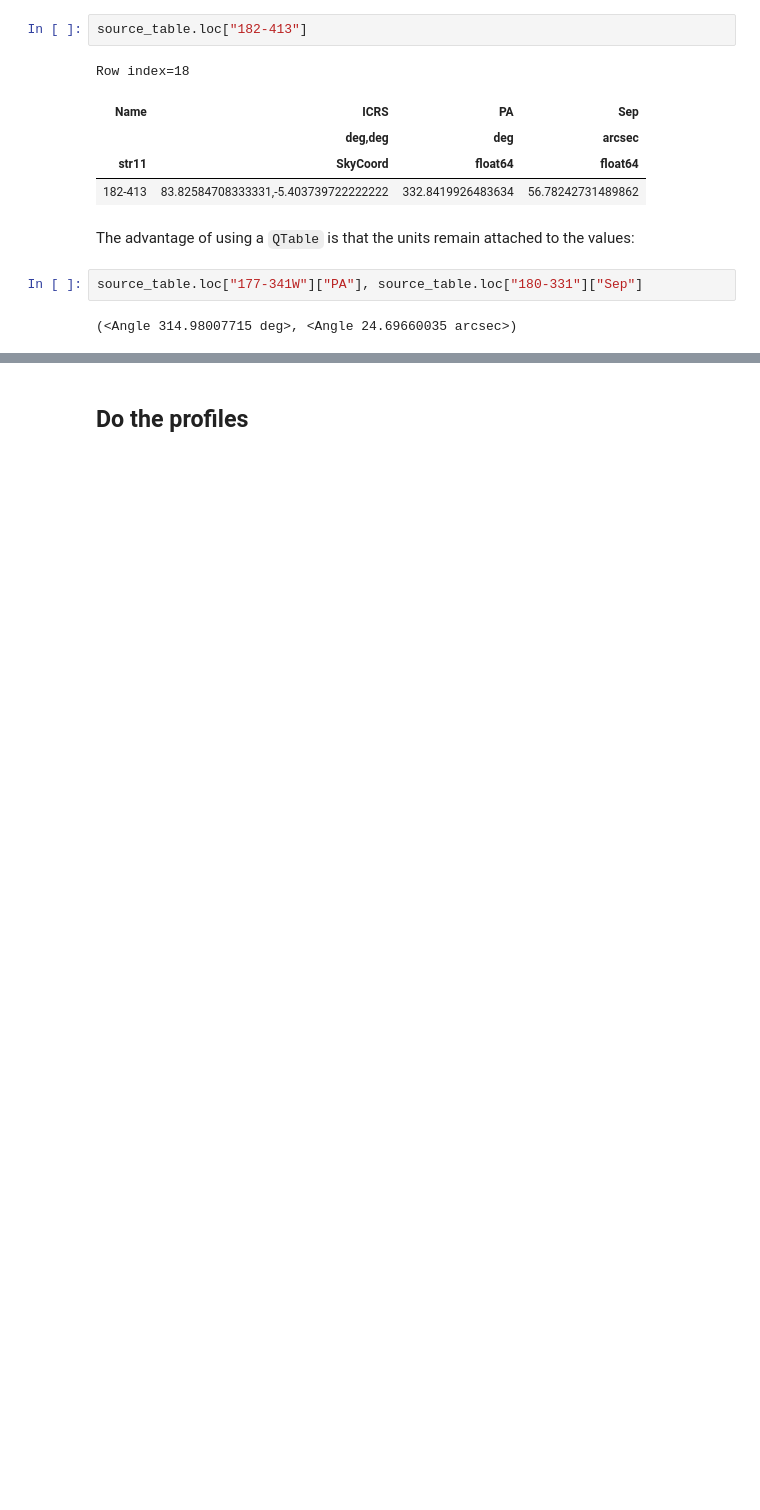
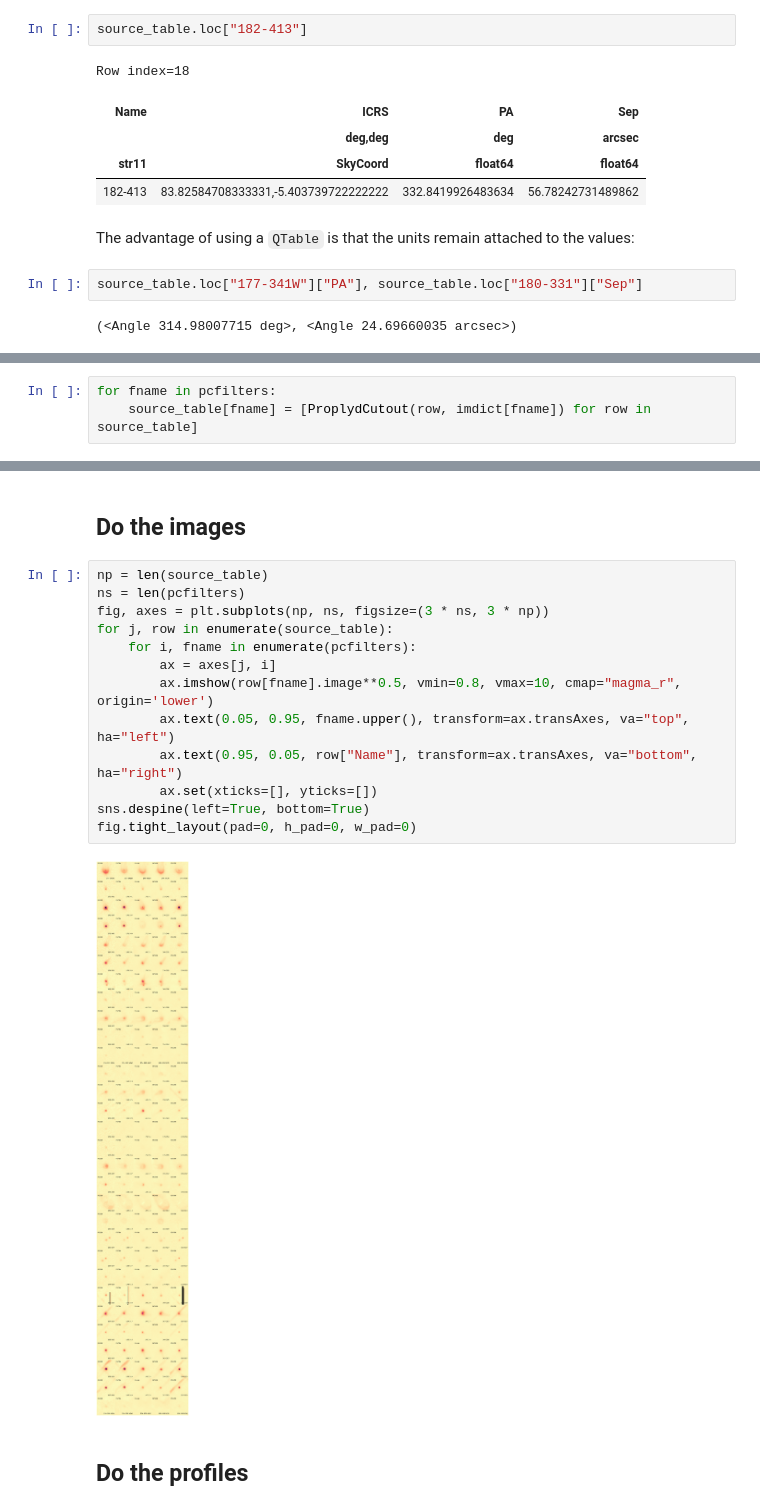
Before and after one commit to will-henney/neutral-proplyds, a Jupyter notebook: notebooks/02-all-proplyds-PC.ipynb, the cells around one changed output, grey strips where cells are left out. Cells and saved outputs as stored; diff of their text form; blank space fills up the shorter version.

```diff
--- a/notebooks/02-all-proplyds-PC.ipynb
+++ b/notebooks/02-all-proplyds-PC.ipynb
@@ -146,0 +232,3 @@ class ProplydImage:
+# %%
+for fname in pcfilters:
+    source_table[fname] = [ProplydCutout(row, imdict[fname]) for row in source_table]
@@ -147,3 +257,20 @@ class ProplydImage:
+# %% [markdown]
+## Do the images
+# %%
+np = len(source_table)
+ns = len(pcfilters)
+fig, axes = plt.subplots(np, ns, figsize=(3 * ns, 3 * np))
+for j, row in enumerate(source_table):
+    for i, fname in enumerate(pcfilters):
+        ax = axes[j, i]
+        ax.imshow(row[fname].image**0.5, vmin=0.8, vmax=10, cmap="magma_r", origin='lower')
+        ax.text(0.05, 0.95, fname.upper(), transform=ax.transAxes, va="top", ha="left")
+        ax.text(0.95, 0.05, row["Name"], transform=ax.transAxes, va="bottom", ha="right")
+        ax.set(xticks=[], yticks=[])
+sns.despine(left=True, bottom=True)
+fig.tight_layout(pad=0, h_pad=0, w_pad=0)
+# %% [output]
+[figure, added]
 # %% [markdown]
 ## Do the profiles
 # %%
```
Also changed, not shown: parts of 15 cells of this notebook, 1 other file.
